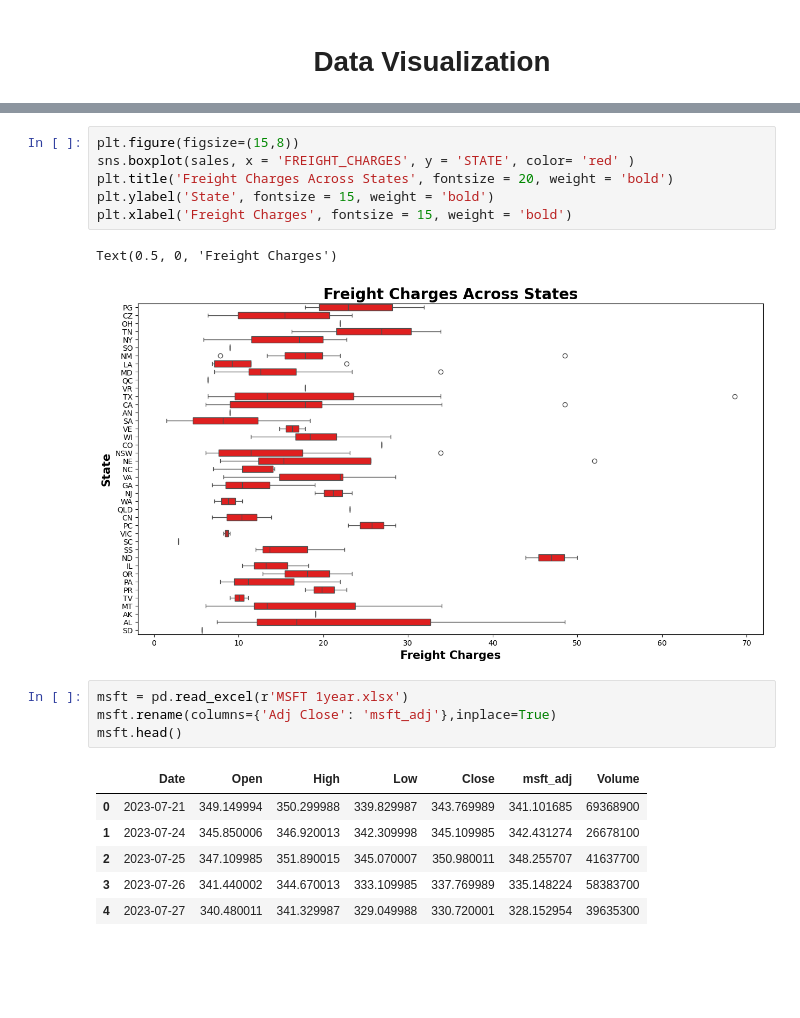
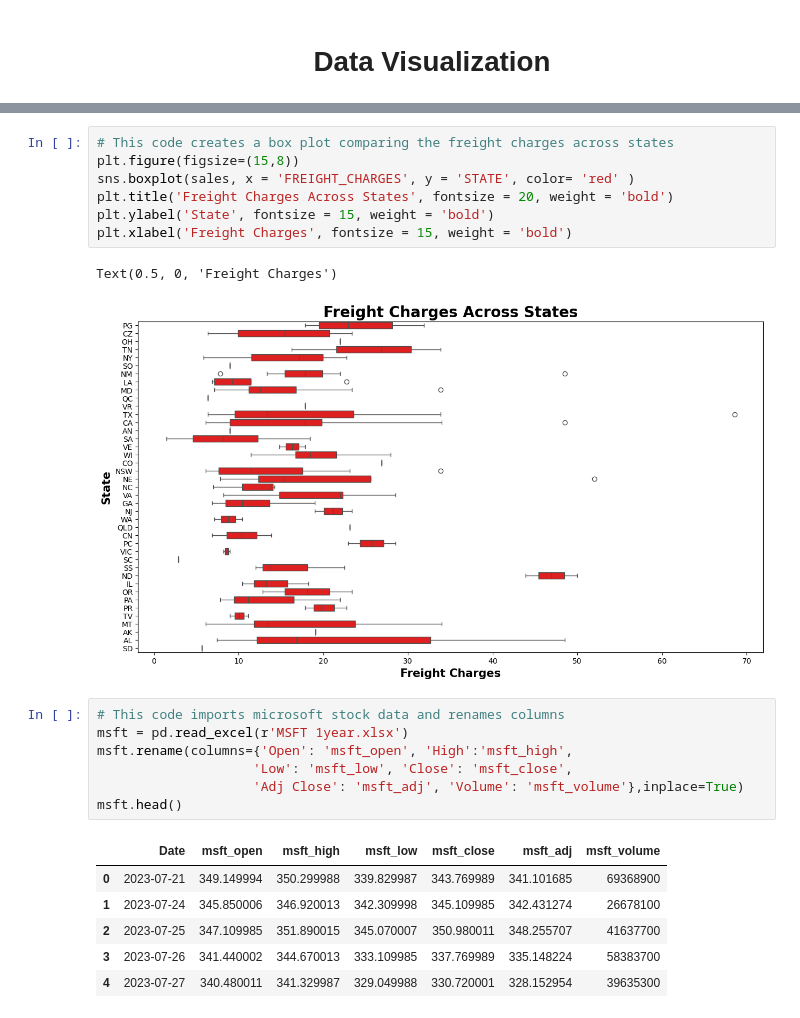
Before and after one commit to MWPerrineJr/DataPrep, a Jupyter notebook: Week 9-10 Assignment.ipynb, the cells around one changed output, grey strips where cells are left out. Cells and saved outputs as stored; diff of their text form; blank space fills up the shorter version.

```diff
--- a/Week 9-10 Assignment.ipynb
+++ b/Week 9-10 Assignment.ipynb
@@ -323,6 +302,7 @@ plt.xlabel('State', fontsize = 15, weight = 'bold')
 Text(0.5, 0, 'State')
 [figure]
 # %%
+# This code creates a box plot comparing the freight charges across states
 plt.figure(figsize=(15,8))
 sns.boxplot(sales, x = 'FREIGHT_CHARGES', y = 'STATE', color= 'red' )
 plt.title('Freight Charges Across States', fontsize = 20, weight = 'bold')
@@ -332,11 +312,14 @@ plt.xlabel('Freight Charges', fontsize = 15, weight = 'bold')
 Text(0.5, 0, 'Freight Charges')
 [figure]
 # %%
+# This code imports microsoft stock data and renames columns
 msft = pd.read_excel(r'MSFT 1year.xlsx')
-msft.rename(columns={'Adj Close': 'msft_adj'},inplace=True)
+msft.rename(columns={'Open': 'msft_open', 'High':'msft_high',
+                    'Low': 'msft_low', 'Close': 'msft_close',
+                    'Adj Close': 'msft_adj', 'Volume': 'msft_volume'},inplace=True)
 msft.head()
 # %% [output]
-|  | Date | Open | High | Low | Close | msft_adj | Volume |
+|  | Date | msft_open | msft_high | msft_low | msft_close | msft_adj | msft_volume |
 | 0 | 2023-07-21 | 349.149994 | 350.299988 | 339.829987 | 343.769989 | 341.101685 | 69368900 |
 | 1 | 2023-07-24 | 345.850006 | 346.920013 | 342.309998 | 345.109985 | 342.431274 | 26678100 |
 | 2 | 2023-07-25 | 347.109985 | 351.890015 | 345.070007 | 350.980011 | 348.255707 | 41637700 |
```
Also changed, not shown: parts of 41 cells of this notebook, 1 other file.
